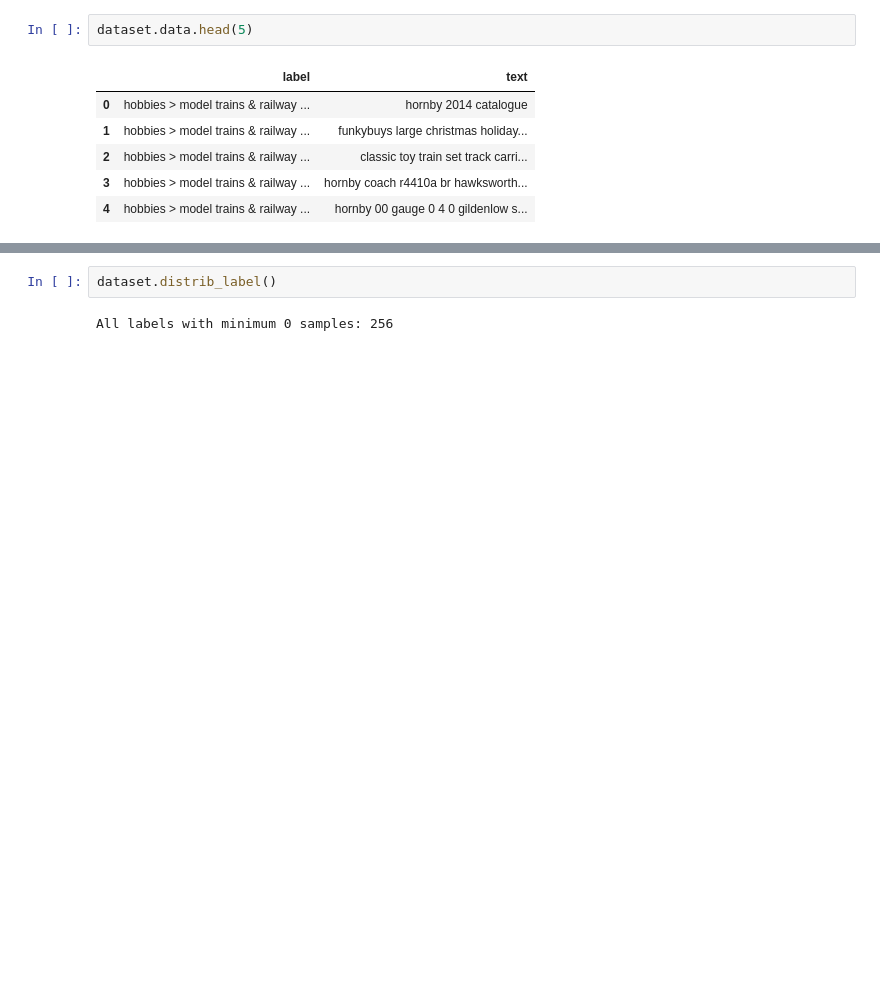
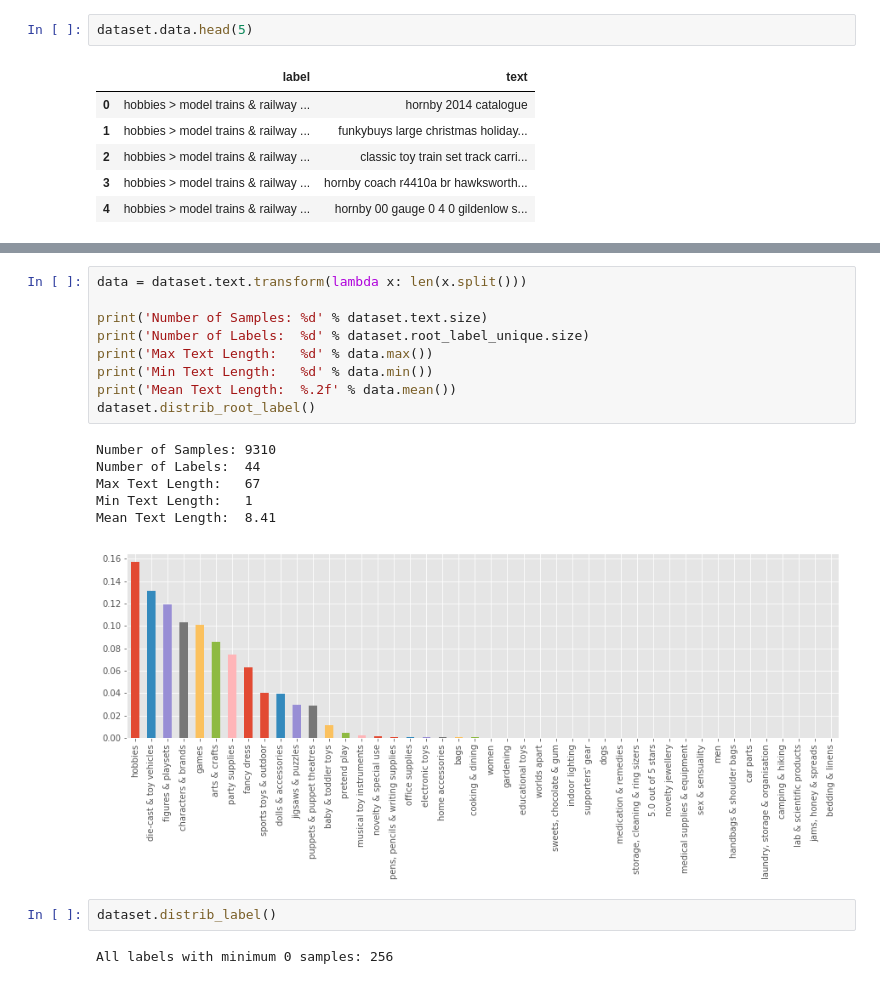
Before and after one commit to rafalencar1997/Product_Classification, a Jupyter notebook: Dataset_Statistics.ipynb, the cells around one changed output, grey strips where cells are left out. Drawn from its saved outputs; the diff is of its cells as text; blank space fills up the shorter version.

```diff
--- a/Dataset_Statistics.ipynb
+++ b/Dataset_Statistics.ipynb
@@ -46,3 +58,19 @@ dataset.distrib_root_label()
+# %%
+data = dataset.text.transform(lambda x: len(x.split()))
+
+print('Number of Samples: %d' % dataset.text.size)
+print('Number of Labels:  %d' % dataset.root_label_unique.size)
+print('Max Text Length:   %d' % data.max())
+print('Min Text Length:   %d' % data.min())
+print('Mean Text Length:  %.2f' % data.mean())
+dataset.distrib_root_label()
+# %% [output]
+Number of Samples: 9310
+Number of Labels:  44
+Max Text Length:   67
+Min Text Length:   1
+Mean Text Length:  8.41
+[figure, added]
 # %%
 dataset.distrib_label()
 # %% [output]
```
Also changed, not shown: parts of 2 cells of this notebook, 3 other files.
